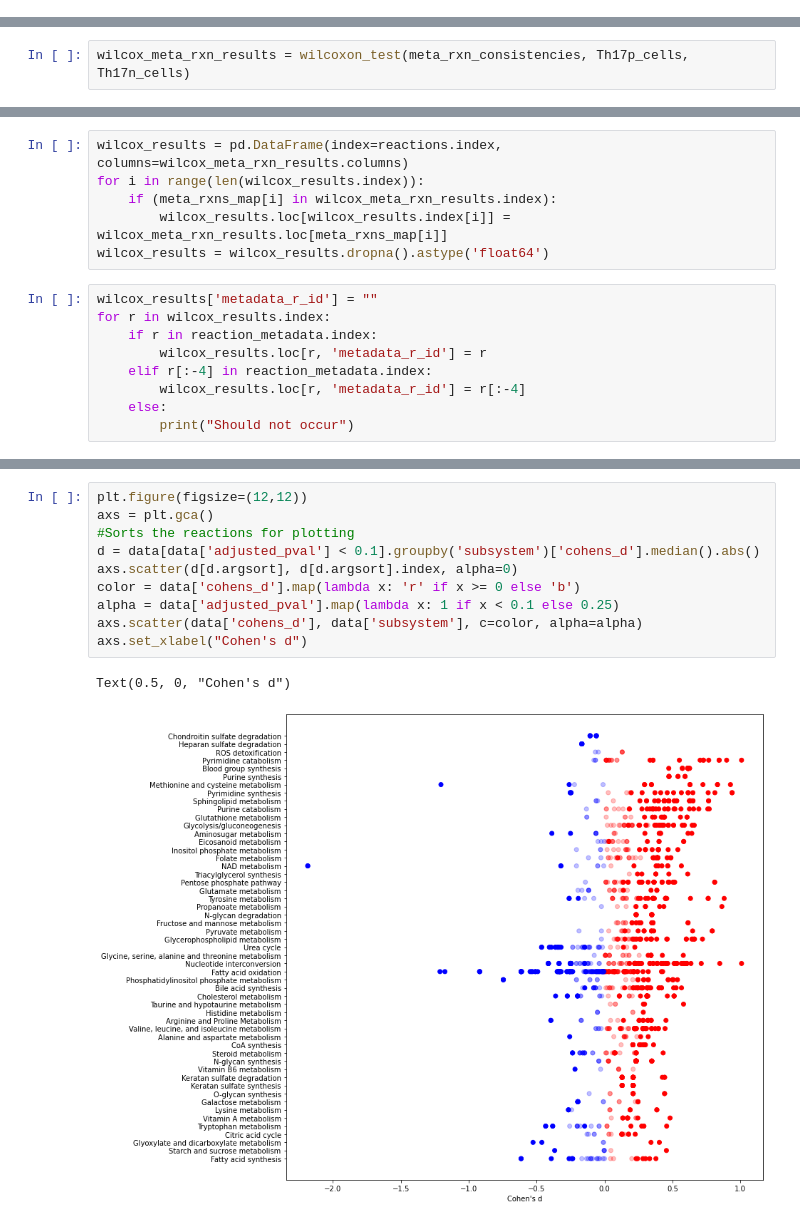
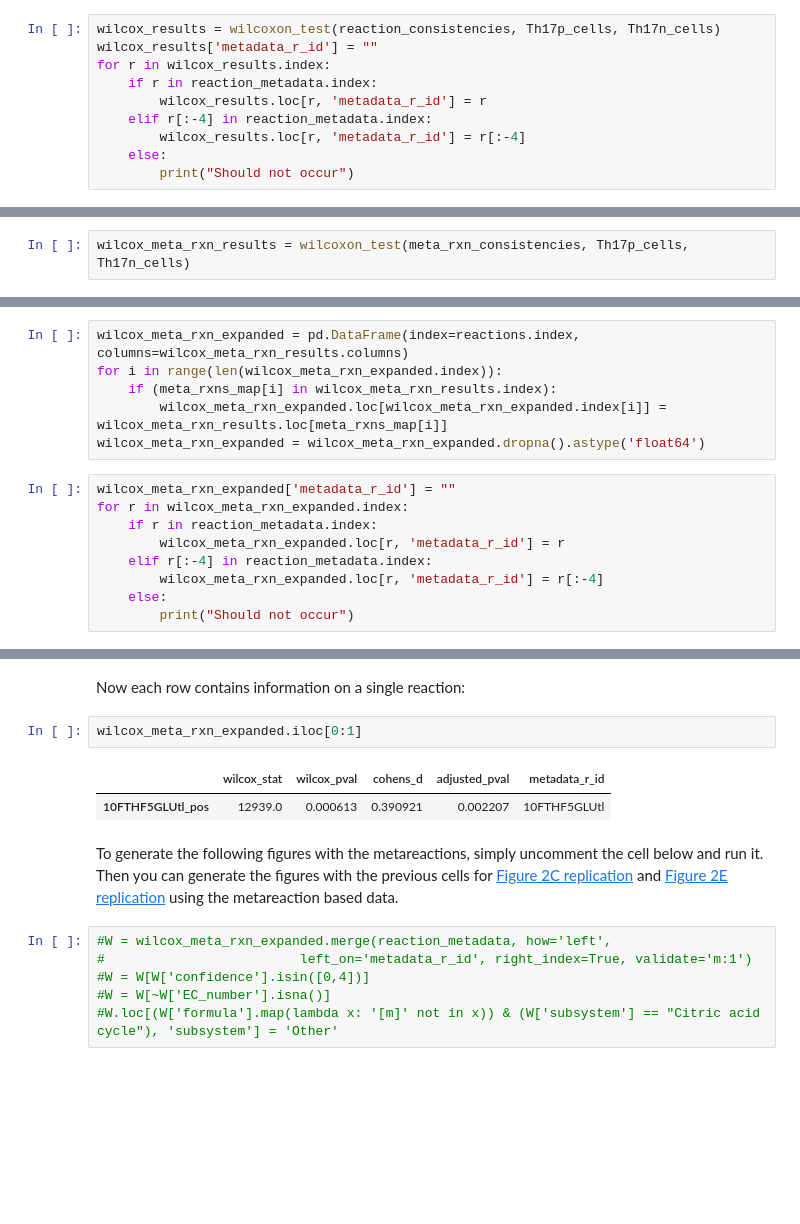
Before and after one commit to YosefLab/Compass, a Jupyter notebook: analysis/Demo.ipynb, the cells around one changed output, grey strips where cells are left out. Drawn from its saved outputs; the diff is of its cells as text; blank space fills up the shorter version.

```diff
--- a/analysis/Demo.ipynb
+++ b/analysis/Demo.ipynb
@@ -54,0 +59,10 @@ The numbers in the reactions tsv correspond to penalties for each reaction per c
+# %%
+wilcox_results = wilcoxon_test(reaction_consistencies, Th17p_cells, Th17n_cells)
+wilcox_results['metadata_r_id'] = ""
+for r in wilcox_results.index:
+    if r in reaction_metadata.index:
+        wilcox_results.loc[r, 'metadata_r_id'] = r
+    elif r[:-4] in reaction_metadata.index:
+        wilcox_results.loc[r, 'metadata_r_id'] = r[:-4]
+    else:
+        print("Should not occur")
@@ -102,15 +253,15 @@ wilcox_meta_rxn_results
 # %%
-wilcox_results = pd.DataFrame(index=reactions.index, columns=wilcox_meta_rxn_results.columns)
-for i in range(len(wilcox_results.index)):
+wilcox_meta_rxn_expanded = pd.DataFrame(index=reactions.index, columns=wilcox_meta_rxn_results.columns)
+for i in range(len(wilcox_meta_rxn_expanded.index)):
     if (meta_rxns_map[i] in wilcox_meta_rxn_results.index):
-        wilcox_results.loc[wilcox_results.index[i]] = wilcox_meta_rxn_results.loc[meta_rxns_map[i]]
-wilcox_results = wilcox_results.dropna().astype('float64')
+        wilcox_meta_rxn_expanded.loc[wilcox_meta_rxn_expanded.index[i]] = wilcox_meta_rxn_results.loc[meta_rxns_map[i]]
+wilcox_meta_rxn_expanded = wilcox_meta_rxn_expanded.dropna().astype('float64')
 # %%
-wilcox_results['metadata_r_id'] = ""
-for r in wilcox_results.index:
+wilcox_meta_rxn_expanded['metadata_r_id'] = ""
+for r in wilcox_meta_rxn_expanded.index:
     if r in reaction_metadata.index:
-        wilcox_results.loc[r, 'metadata_r_id'] = r
+        wilcox_meta_rxn_expanded.loc[r, 'metadata_r_id'] = r
     elif r[:-4] in reaction_metadata.index:
-        wilcox_results.loc[r, 'metadata_r_id'] = r[:-4]
+        wilcox_meta_rxn_expanded.loc[r, 'metadata_r_id'] = r[:-4]
     else:
         print("Should not occur")
@@ -241,13 +268,15 @@ data = data[data['subsystem'].isin(items)]
-# %%
-plt.figure(figsize=(12,12))
-axs = plt.gca()
-#Sorts the reactions for plotting
-d = data[data['adjusted_pval'] < 0.1].groupby('subsystem')['cohens_d'].median().abs()
-axs.scatter(d[d.argsort], d[d.argsort].index, alpha=0)
-color = data['cohens_d'].map(lambda x: 'r' if x >= 0 else 'b')
-alpha = data['adjusted_pval'].map(lambda x: 1 if x < 0.1 else 0.25)
-axs.scatter(data['cohens_d'], data['subsystem'], c=color, alpha=alpha)
-axs.set_xlabel("Cohen's d")
-# %% [output]
-Text(0.5, 0, "Cohen's d")
-[figure, old version]
+# %% [markdown]
+Now each row contains information on a single reaction:
+# %%
+wilcox_meta_rxn_expanded.iloc[0:1]
+# %% [output]
+|  | wilcox_stat | wilcox_pval | cohens_d | adjusted_pval | metadata_r_id |
+| 10FTHF5GLUtl_pos | 12939.0 | 0.000613 | 0.390921 | 0.002207 | 10FTHF5GLUtl |
+# %% [markdown]
+To generate the following figures with the metareactions, simply uncomment the cell below and run it. Then you can generate the figures with the previous cells for [Figure 2C replication](#Figure-2C-replication) and [Figure 2E replication](#Figure-2E-replication) using the metareaction based data.
+# %%
+#W = wilcox_meta_rxn_expanded.merge(reaction_metadata, how='left',
+#                         left_on='metadata_r_id', right_index=True, validate='m:1')
+#W = W[W['confidence'].isin([0,4])]
+#W = W[~W['EC_number'].isna()]
+#W.loc[(W['formula'].map(lambda x: '[m]' not in x)) & (W['subsystem'] == "Citric acid cycle"), 'subsystem'] = 'Other'
```
Also changed, not shown: parts of 40 cells of this notebook.
